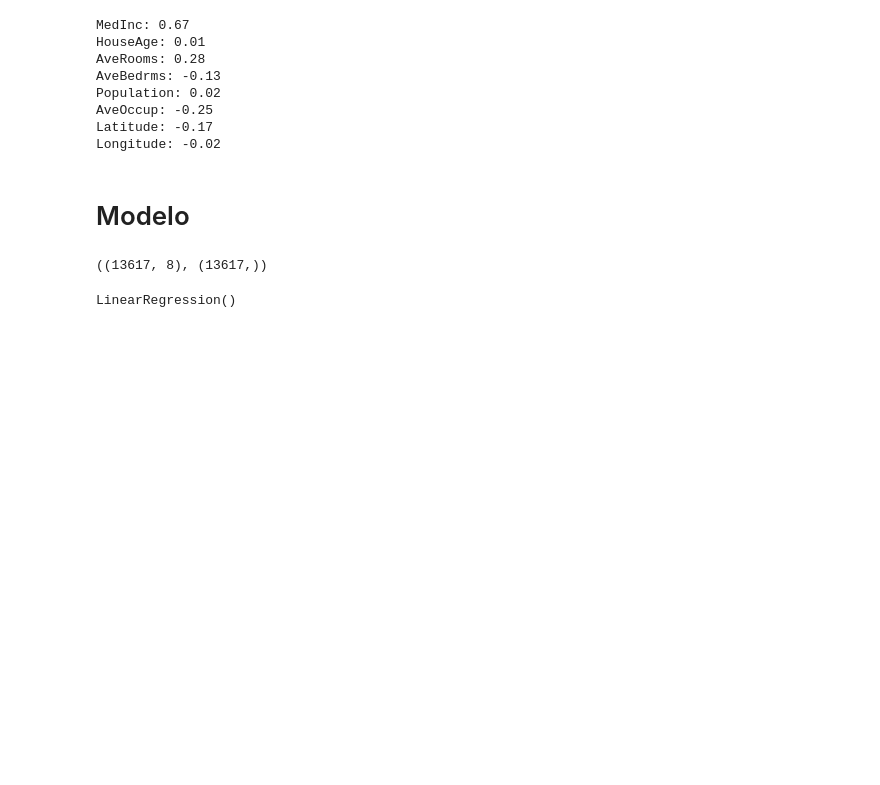
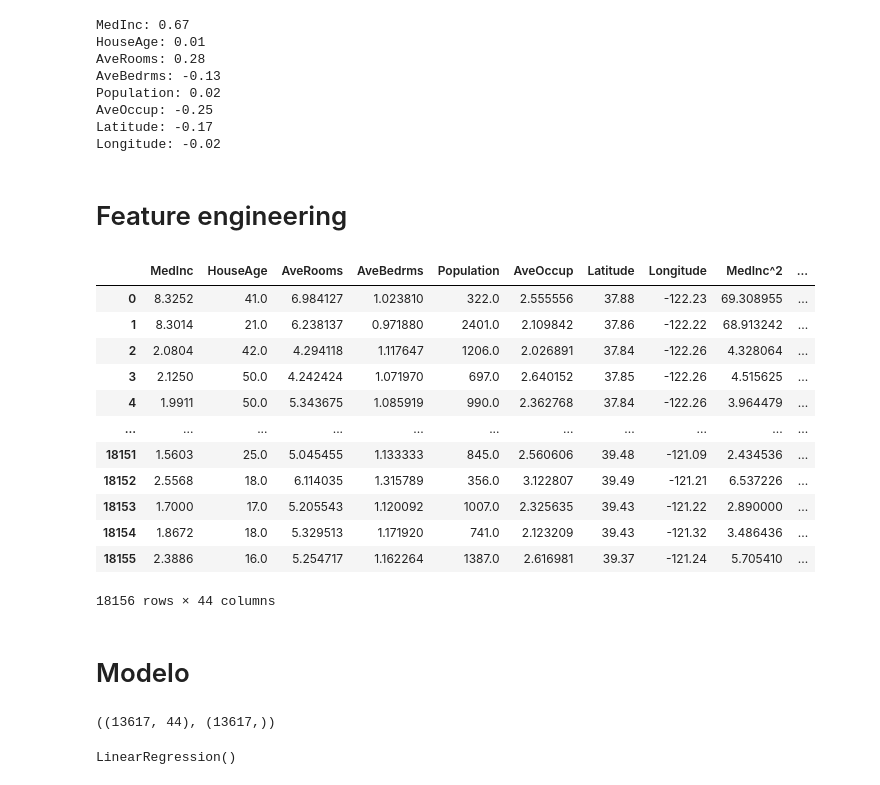
Before and after one commit to FabioAyresInsper/california, a Jupyter notebook: notebooks/california.ipynb, the cells around one changed output. Cells and saved outputs as stored; diff of their text form; code cells hidden in the pictures; blank space fills up the shorter version.

```diff
--- a/notebooks/california.ipynb
+++ b/notebooks/california.ipynb
@@ -401,6 +401,33 @@ Population: 0.02
 AveOccup: -0.25
 Latitude: -0.17
 Longitude: -0.02
+# %% [markdown]
+# Feature engineering
+# %%
+from sklearn.preprocessing import PolynomialFeatures
+
+transformer = PolynomialFeatures(degree=2)
+features = transformer.fit_transform(features)
+# %%
+features = pd.DataFrame(features, columns=transformer.get_feature_names_out())
+# %%
+features = features.drop(columns=['1'])
+# %%
+features
+# %% [output]
+|  | MedInc | HouseAge | AveRooms | AveBedrms | Population | AveOccup | Latitude | Longitude | MedInc^2 | ... |
+| 0 | 8.3252 | 41.0 | 6.984127 | 1.023810 | 322.0 | 2.555556 | 37.88 | -122.23 | 69.308955 | ... |
+| 1 | 8.3014 | 21.0 | 6.238137 | 0.971880 | 2401.0 | 2.109842 | 37.86 | -122.22 | 68.913242 | ... |
+| 2 | 2.0804 | 42.0 | 4.294118 | 1.117647 | 1206.0 | 2.026891 | 37.84 | -122.26 | 4.328064 | ... |
+| 3 | 2.1250 | 50.0 | 4.242424 | 1.071970 | 697.0 | 2.640152 | 37.85 | -122.26 | 4.515625 | ... |
+| 4 | 1.9911 | 50.0 | 5.343675 | 1.085919 | 990.0 | 2.362768 | 37.84 | -122.26 | 3.964479 | ... |
+| ... | ... | ... | ... | ... | ... | ... | ... | ... | ... | ... |
+| 18151 | 1.5603 | 25.0 | 5.045455 | 1.133333 | 845.0 | 2.560606 | 39.48 | -121.09 | 2.434536 | ... |
+| 18152 | 2.5568 | 18.0 | 6.114035 | 1.315789 | 356.0 | 3.122807 | 39.49 | -121.21 | 6.537226 | ... |
+| 18153 | 1.7000 | 17.0 | 5.205543 | 1.120092 | 1007.0 | 2.325635 | 39.43 | -121.22 | 2.890000 | ... |
+| 18154 | 1.8672 | 18.0 | 5.329513 | 1.171920 | 741.0 | 2.123209 | 39.43 | -121.32 | 3.486436 | ... |
+| 18155 | 2.3886 | 16.0 | 5.254717 | 1.162264 | 1387.0 | 2.616981 | 39.37 | -121.24 | 5.705410 | ... |
+18156 rows × 44 columns
 # %% [markdown]
 # Modelo
 # %%
@@ -410,7 +437,7 @@ X_train, X_test, y_train, y_test = train_test_split(features, target, test_size=
 # %%
 X_train.shape, y_train.shape
 # %% [output]
-((13617, 8), (13617,))
+((13617, 44), (13617,))
 # %%
 from sklearn.linear_model import LinearRegression
 
```
Also changed, not shown: parts of 4 cells of this notebook.
